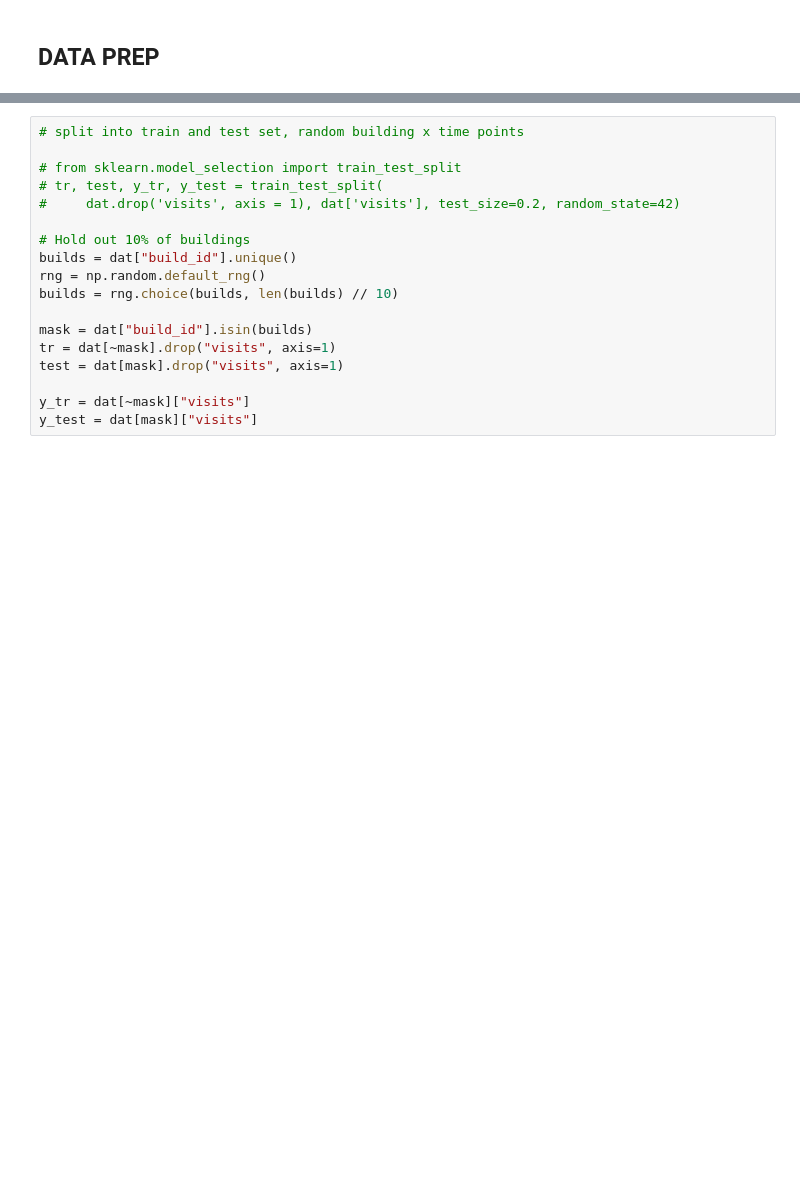
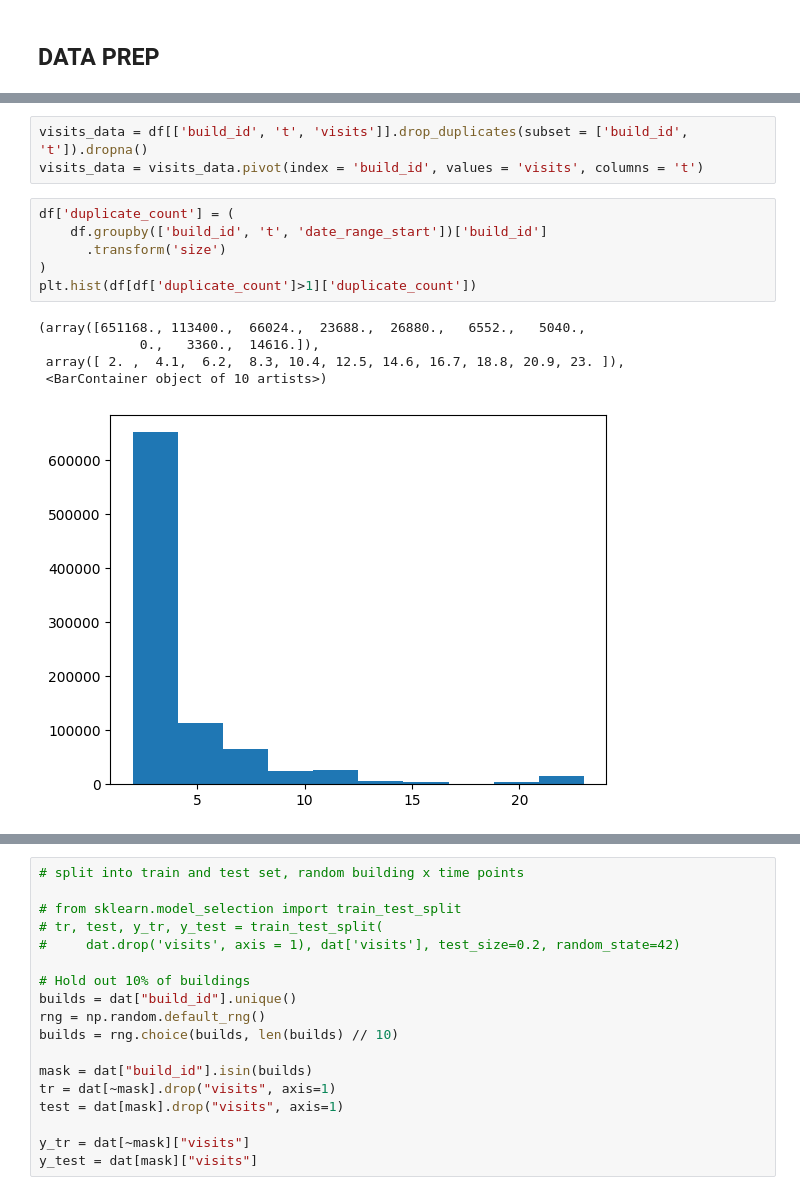
Before and after one commit to BenjaminDalziel/ampnet, a Jupyter notebook: code/small_nn.ipynb, the cells around one changed output, grey strips where cells are left out. Saved outputs shown, nothing was run; the diff lists cells and outputs as text; blank space fills up the shorter version.

```diff
--- a/code/small_nn.ipynb
+++ b/code/small_nn.ipynb
@@ -27 +34,16 @@ df[visits_cols] = df[visits_cols].apply(pd.to_numeric, errors="coerce")
+# %%
+visits_data = df[['build_id', 't', 'visits']].drop_duplicates(subset = ['build_id', 't']).dropna()
+visits_data = visits_data.pivot(index = 'build_id', values = 'visits', columns = 't')
+# %%
+df['duplicate_count'] = (
+    df.groupby(['build_id', 't', 'date_range_start'])['build_id']
+      .transform('size')
+)
+plt.hist(df[df['duplicate_count']>1]['duplicate_count'])
+# %% [output]
+(array([651168., 113400.,  66024.,  23688.,  26880.,   6552.,   5040.,
+             0.,   3360.,  14616.]),
+ array([ 2. ,  4.1,  6.2,  8.3, 10.4, 12.5, 14.6, 16.7, 18.8, 20.9, 23. ]),
+ <BarContainer object of 10 artists>)
+[figure, added]
 # %%
```
Also changed, not shown: parts of 20 cells of this notebook, 2 other files.
